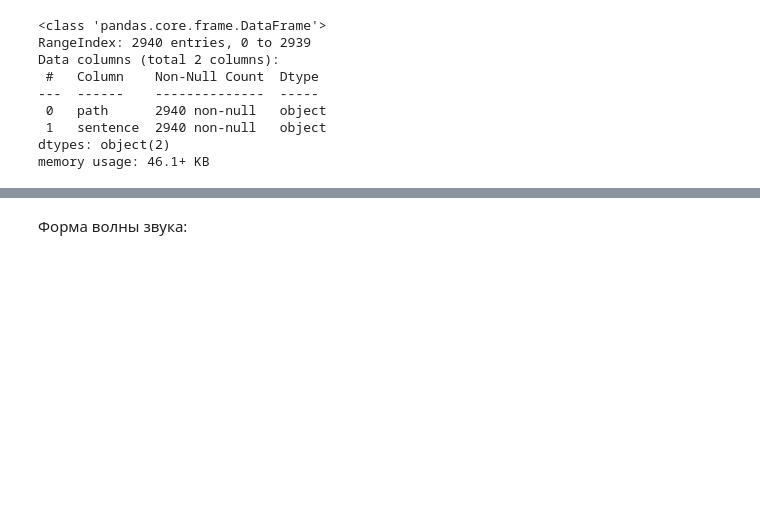
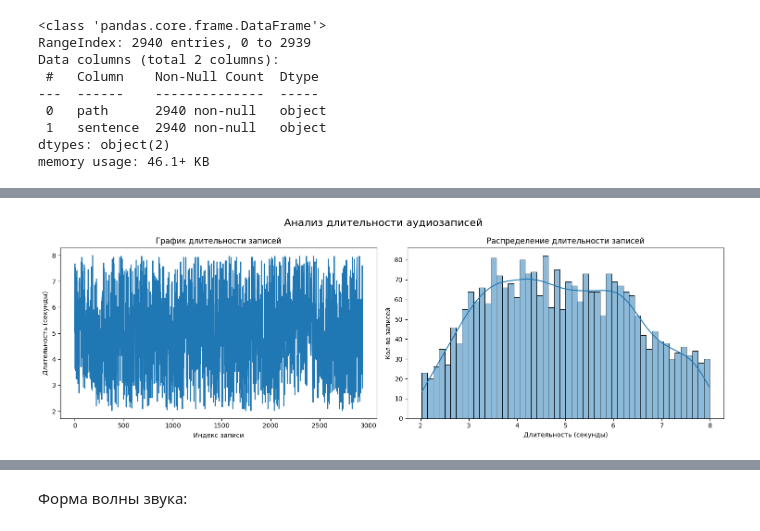
Before and after one commit to Rainfue/Speech-synthesis, a Jupyter notebook: Module1/Module1.ipynb, the cells around one changed output, grey strips where cells are left out. Saved outputs shown, nothing was run; the diff lists cells and outputs as text; code cells hidden in the pictures; blank space fills up the shorter version.

```diff
--- a/Module1/Module1.ipynb
+++ b/Module1/Module1.ipynb
@@ -137,0 +232,6 @@ df_filtered['record_duration'].plot()
+# %%
+wave_hist_plot('Анализ длительности аудиозаписей', df, 'record_duration',
+               'График длительности записей', 'Индекс записи', 'Длительность (секунды)',
+               'Распределение длительности записей', 'Длительность (секунды)', 'Кол-во записей')
+# %% [output]
+[figure, added]
```
Also changed, not shown: parts of 53 cells of this notebook, 8 other files.
